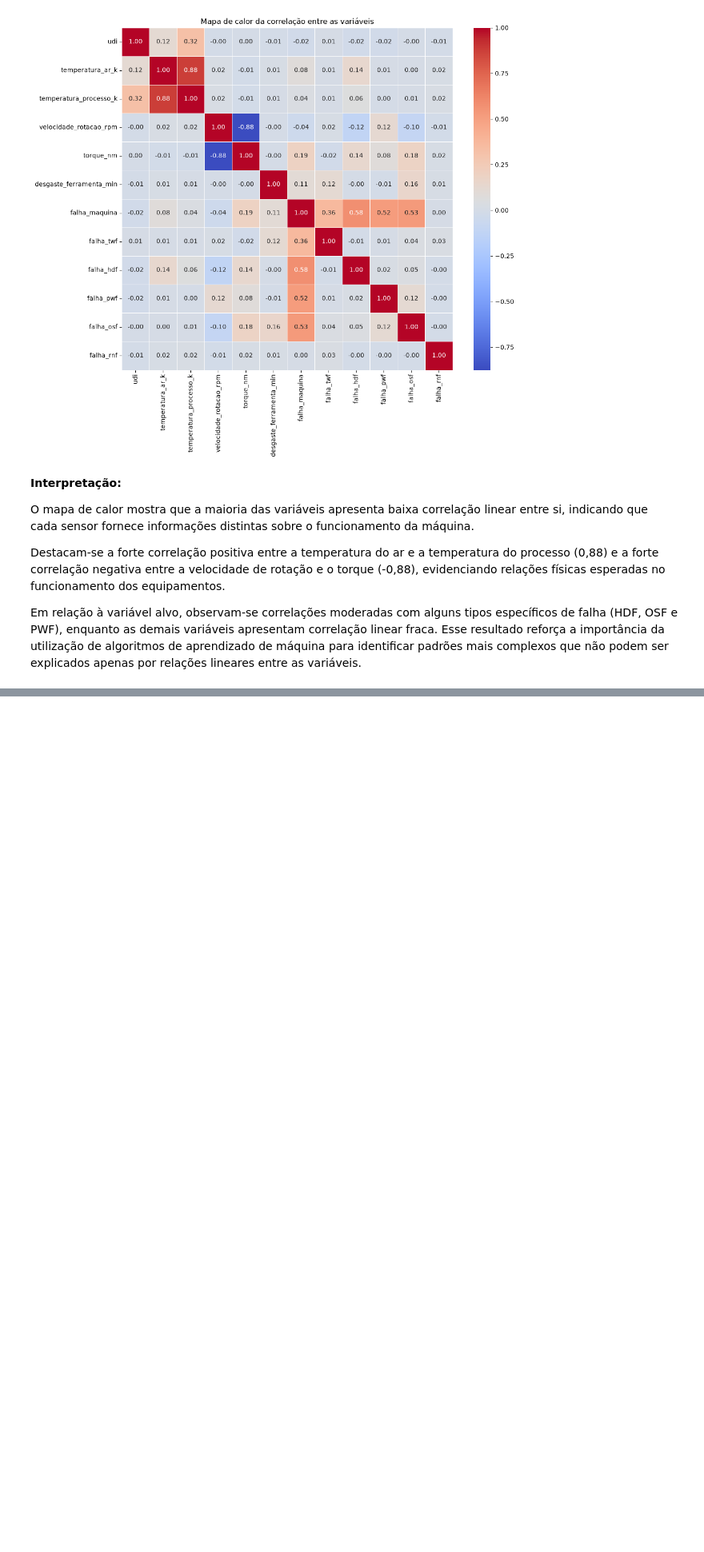
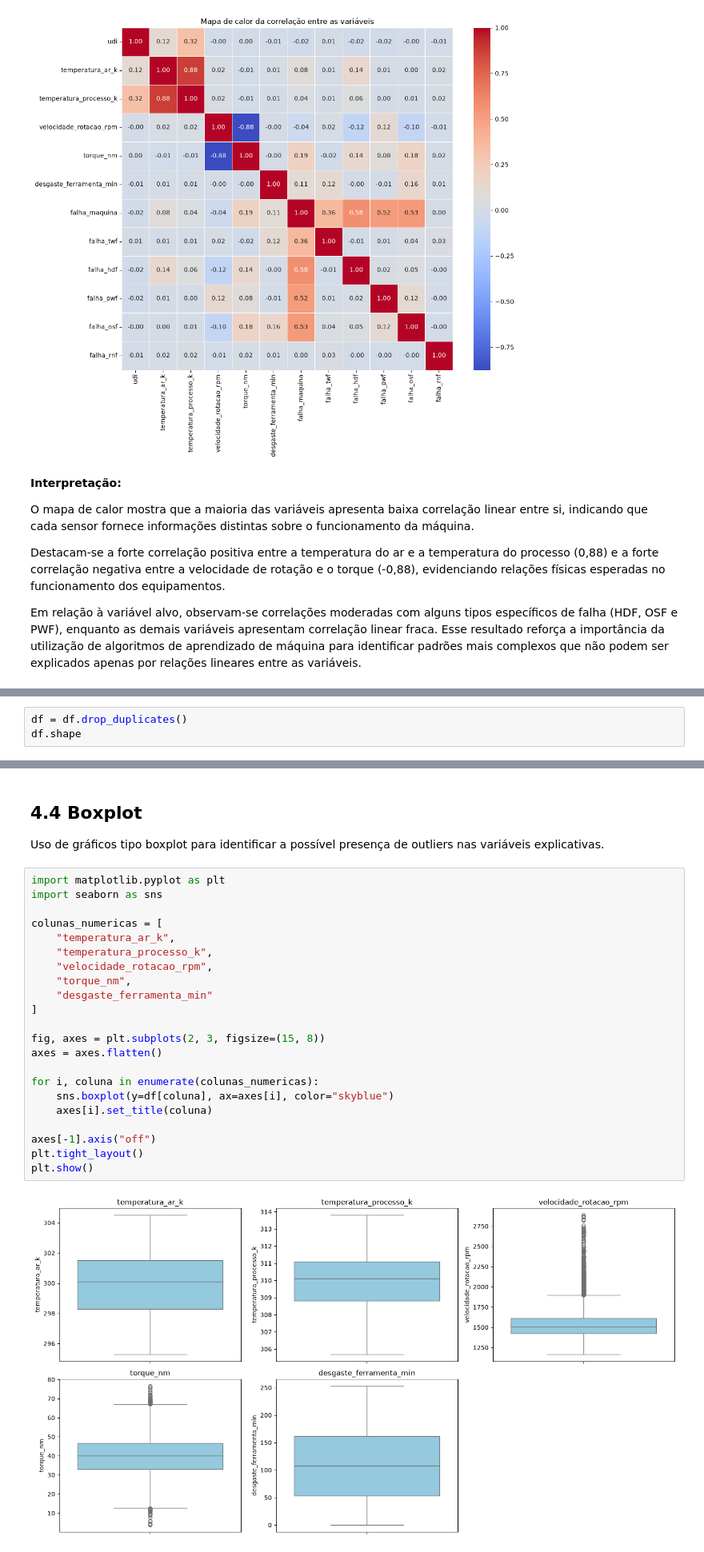
Before and after one commit to acaciarosar/predictmaint-ai, a Jupyter notebook: predictmaint_ai.ipynb, the cells around one changed output, grey strips where cells are left out. Shown at 80% size. Drawn from its saved outputs; the diff is of its cells as text; blank space fills up the shorter version.

```diff
--- a/predictmaint_ai.ipynb
+++ b/predictmaint_ai.ipynb
@@ -213,0 +222,3 @@ Em relação à variável alvo, observam-se correlações moderadas com alguns t
+# %%
+df = df.drop_duplicates()
+df.shape
@@ -213,0 +247,28 @@ Em relação à variável alvo, observam-se correlações moderadas com alguns t
+# %% [markdown]
+## 4.4 Boxplot
+
+Uso de gráficos tipo boxplot para identificar a possível presença de outliers nas variáveis explicativas.
+# %%
+import matplotlib.pyplot as plt
+import seaborn as sns
+
+colunas_numericas = [
+    "temperatura_ar_k",
+    "temperatura_processo_k",
+    "velocidade_rotacao_rpm",
+    "torque_nm",
+    "desgaste_ferramenta_min"
+]
+
+fig, axes = plt.subplots(2, 3, figsize=(15, 8))
+axes = axes.flatten()
+
+for i, coluna in enumerate(colunas_numericas):
+    sns.boxplot(y=df[coluna], ax=axes[i], color="skyblue")
+    axes[i].set_title(coluna)
+
+axes[-1].axis("off")
+plt.tight_layout()
+plt.show()
+# %% [output]
+[figure, added]
```
Also changed, not shown: parts of 10 cells of this notebook.
